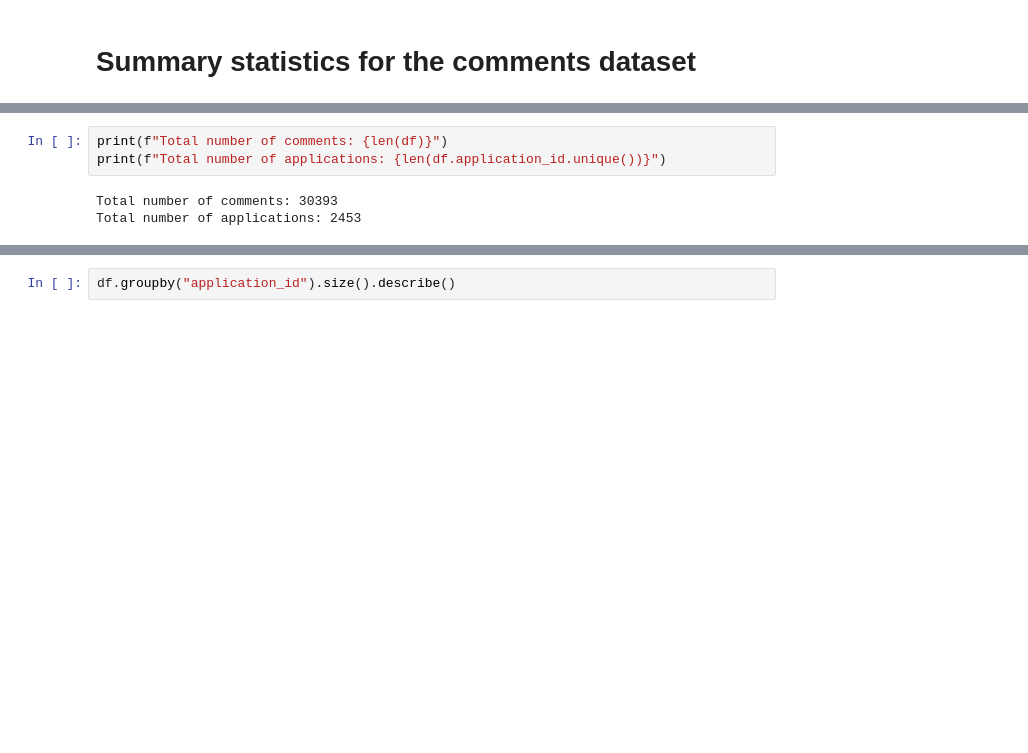
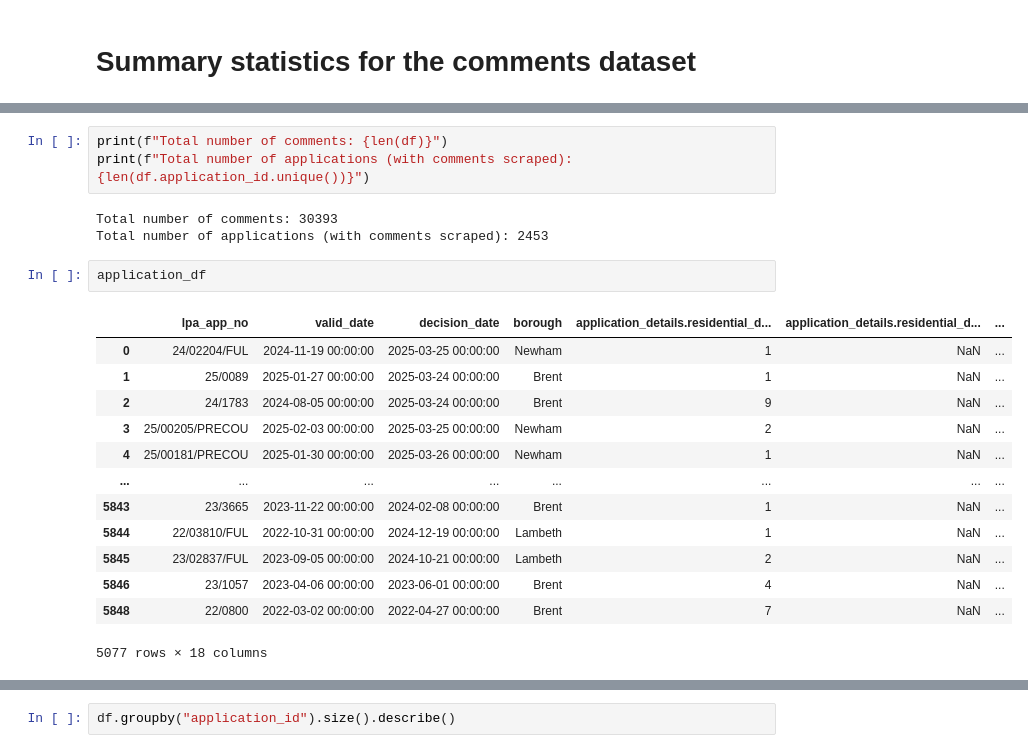
Before and after one commit to Bea-Taylor/nimby_nlp, a Jupyter notebook: nbs/1_1_0_summary_analysis.ipynb, the cells around one changed output, grey strips where cells are left out. Saved outputs shown, nothing was run; the diff lists cells and outputs as text; blank space fills up the shorter version.

Commit message:
added detail to nbs

```diff
--- a/nbs/1_1_0_summary_analysis.ipynb
+++ b/nbs/1_1_0_summary_analysis.ipynb
@@ -36,6 +66,22 @@ df['council'].replace('City Of London', 'City of London', inplace=True)
 # %%
 print(f"Total number of comments: {len(df)}")
-print(f"Total number of applications: {len(df.application_id.unique())}")
+print(f"Total number of applications (with comments scraped): {len(df.application_id.unique())}")
 # %% [output]
 Total number of comments: 30393
-Total number of applications: 2453
+Total number of applications (with comments scraped): 2453
+# %%
+application_df
+# %% [output]
+|  | lpa_app_no | valid_date | decision_date | borough | application_details.residential_d... | application_details.residential_d... | ... |
+| 0 | 24/02204/FUL | 2024-11-19 00:00:00 | 2025-03-25 00:00:00 | Newham | 1 | NaN | ... |
+| 1 | 25/0089 | 2025-01-27 00:00:00 | 2025-03-24 00:00:00 | Brent | 1 | NaN | ... |
+| 2 | 24/1783 | 2024-08-05 00:00:00 | 2025-03-24 00:00:00 | Brent | 9 | NaN | ... |
+| 3 | 25/00205/PRECOU | 2025-02-03 00:00:00 | 2025-03-25 00:00:00 | Newham | 2 | NaN | ... |
+| 4 | 25/00181/PRECOU | 2025-01-30 00:00:00 | 2025-03-26 00:00:00 | Newham | 1 | NaN | ... |
+| ... | ... | ... | ... | ... | ... | ... | ... |
+| 5843 | 23/3665 | 2023-11-22 00:00:00 | 2024-02-08 00:00:00 | Brent | 1 | NaN | ... |
+| 5844 | 22/03810/FUL | 2022-10-31 00:00:00 | 2024-12-19 00:00:00 | Lambeth | 1 | NaN | ... |
+| 5845 | 23/02837/FUL | 2023-09-05 00:00:00 | 2024-10-21 00:00:00 | Lambeth | 2 | NaN | ... |
+| 5846 | 23/1057 | 2023-04-06 00:00:00 | 2023-06-01 00:00:00 | Brent | 4 | NaN | ... |
+| 5848 | 22/0800 | 2022-03-02 00:00:00 | 2022-04-27 00:00:00 | Brent | 7 | NaN | ... |
+5077 rows × 18 columns
```
Also changed, not shown: parts of 29 cells of this notebook, 1 other file.
